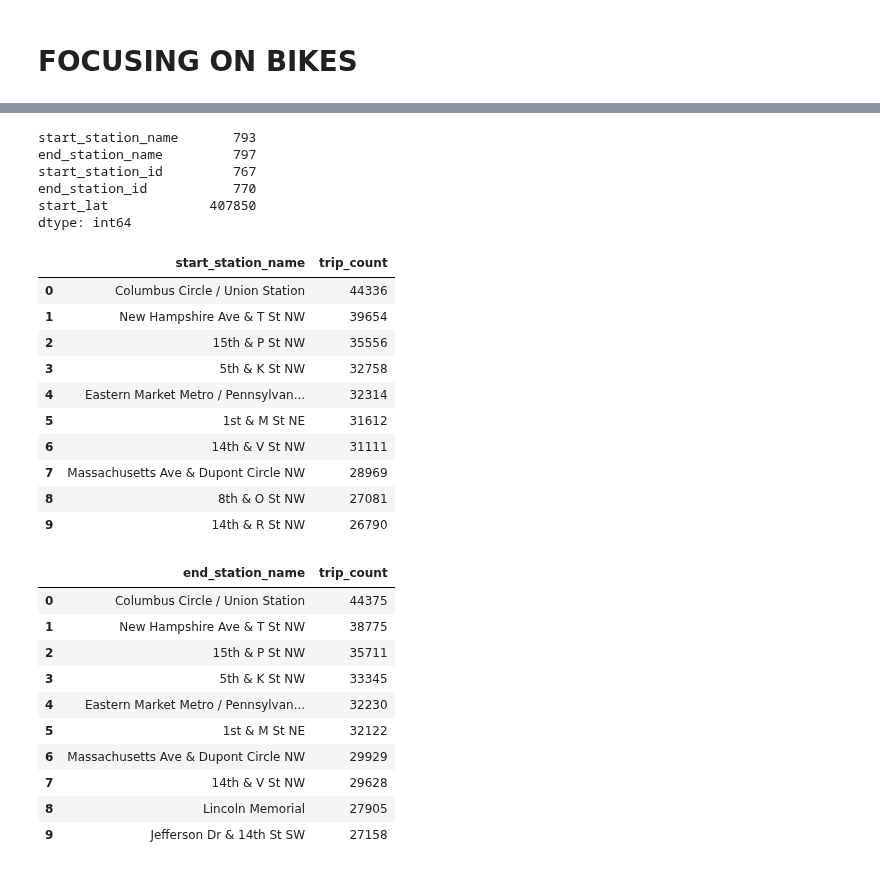
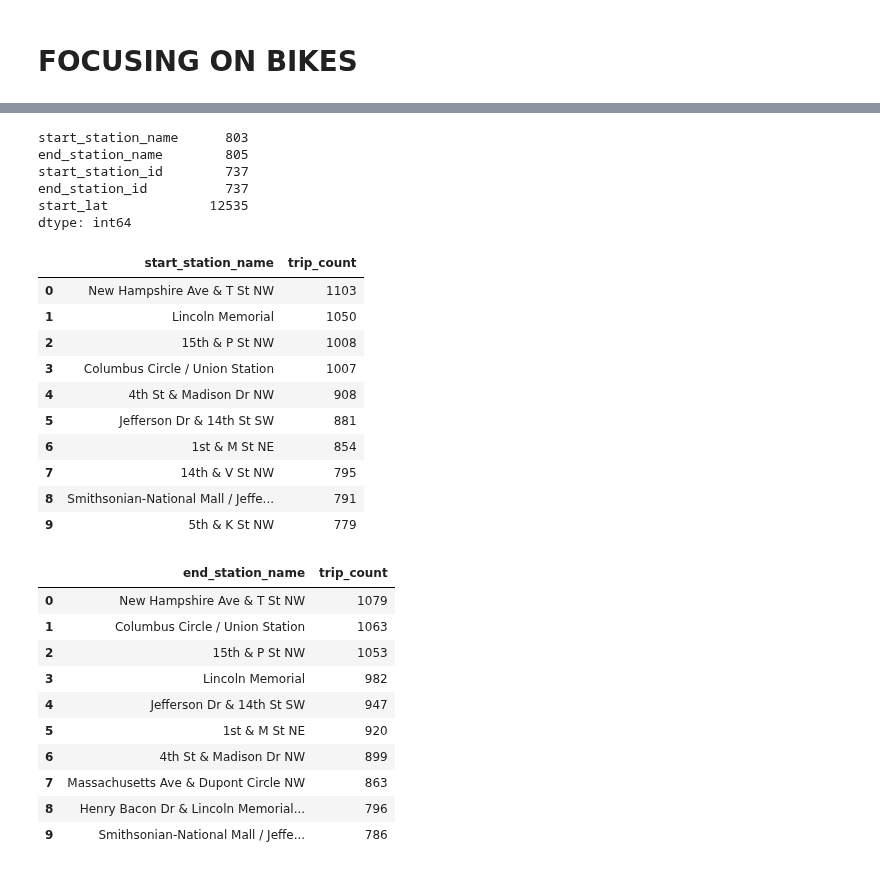
Before and after one commit to AlexIchie-coder/Projects, a Jupyter notebook: Bikeshare/Capital_bikeshare.ipynb, the cells around one changed output, grey strips where cells are left out. Saved outputs shown, nothing was run; the diff lists cells and outputs as text; code cells hidden in the pictures.

Commit message:
Capital share bike

```diff
--- a/Bikeshare/Capital_bikeshare.ipynb
+++ b/Bikeshare/Capital_bikeshare.ipynb
@@ -4,4 +4,4 @@ import pandas as pd
 import matplotlib.pyplot as plt
 import seaborn as sns
 
-dc_bike_share = pd.read_csv('CBS_2021-2023_Full.csv', sep=',')
+dc_capital_bike = pd.read_csv('dc_bikes_sample_3000.csv', sep=',')
@@ -178,2 +28,8 @@ Number of rows in the dataset: 4467334
+# %%
+#find missing null values
+dc_capital_bike.isnull().sum()
+
+#drop missing values
+dc_capital_bike = dc_capital_bike.dropna()
 # %% [markdown]
 # FOCUSING ON BIKES
@@ -224,37 +36,37 @@ filtered_dc
 # %%
-filtered_dc[['start_station_name', 'end_station_name', 'start_station_id', 'end_station_id','start_lat']].nunique()
+dc_capital_bike[['start_station_name', 'end_station_name', 'start_station_id', 'end_station_id','start_lat']].nunique()
 # %% [output]
-start_station_name       793
-end_station_name         797
-start_station_id         767
-end_station_id           770
-start_lat             407850
+start_station_name      803
+end_station_name        805
+start_station_id        737
+end_station_id          737
+start_lat             12535
 dtype: int64
 # %%
 top_stations = (
-    filtered_dc
+    dc_capital_bike
     .groupby('start_station_name',observed=False)
     .agg(trip_count=('ride_id', 'count'))
     .nlargest(10, 'trip_count')
     .reset_index()
 )
 
 top_stations
 # %% [output]
 |  | start_station_name | trip_count |
-| 0 | Columbus Circle / Union Station | 44336 |
-| 1 | New Hampshire Ave & T St NW | 39654 |
-| 2 | 15th & P St NW | 35556 |
-| 3 | 5th & K St NW | 32758 |
-| 4 | Eastern Market Metro / Pennsylvan... | 32314 |
-| 5 | 1st & M St NE | 31612 |
-| 6 | 14th & V St NW | 31111 |
-| 7 | Massachusetts Ave & Dupont Circle NW | 28969 |
-| 8 | 8th & O St NW | 27081 |
-| 9 | 14th & R St NW | 26790 |
+| 0 | New Hampshire Ave & T St NW | 1103 |
+| 1 | Lincoln Memorial | 1050 |
+| 2 | 15th & P St NW | 1008 |
+| 3 | Columbus Circle / Union Station | 1007 |
+| 4 | 4th St & Madison Dr NW | 908 |
+| 5 | Jefferson Dr & 14th St SW | 881 |
+| 6 | 1st & M St NE | 854 |
+| 7 | 14th & V St NW | 795 |
+| 8 | Smithsonian-National Mall / Jeffe... | 791 |
+| 9 | 5th & K St NW | 779 |
 # %%
 end_stations = (
-    filtered_dc
+    dc_capital_bike
     .groupby('end_station_name',observed=False)
     .agg(trip_count=('ride_id', 'count'))
     .nlargest(10, 'trip_count')
@@ -264,16 +76,16 @@ end_stations = (
 end_stations
 # %% [output]
 |  | end_station_name | trip_count |
-| 0 | Columbus Circle / Union Station | 44375 |
-| 1 | New Hampshire Ave & T St NW | 38775 |
-| 2 | 15th & P St NW | 35711 |
-| 3 | 5th & K St NW | 33345 |
-| 4 | Eastern Market Metro / Pennsylvan... | 32230 |
-| 5 | 1st & M St NE | 32122 |
-| 6 | Massachusetts Ave & Dupont Circle NW | 29929 |
-| 7 | 14th & V St NW | 29628 |
-| 8 | Lincoln Memorial | 27905 |
-| 9 | Jefferson Dr & 14th St SW | 27158 |
+| 0 | New Hampshire Ave & T St NW | 1079 |
+| 1 | Columbus Circle / Union Station | 1063 |
+| 2 | 15th & P St NW | 1053 |
+| 3 | Lincoln Memorial | 982 |
+| 4 | Jefferson Dr & 14th St SW | 947 |
+| 5 | 1st & M St NE | 920 |
+| 6 | 4th St & Madison Dr NW | 899 |
+| 7 | Massachusetts Ave & Dupont Circle NW | 863 |
+| 8 | Henry Bacon Dr & Lincoln Memorial... | 796 |
+| 9 | Smithsonian-National Mall / Jeffe... | 786 |
 # %%
 popular_stations = pd.concat([top_stations, end_stations], axis=1)
 popular_stations
```
Also changed, not shown: parts of 69 cells of this notebook, 3 other files.
